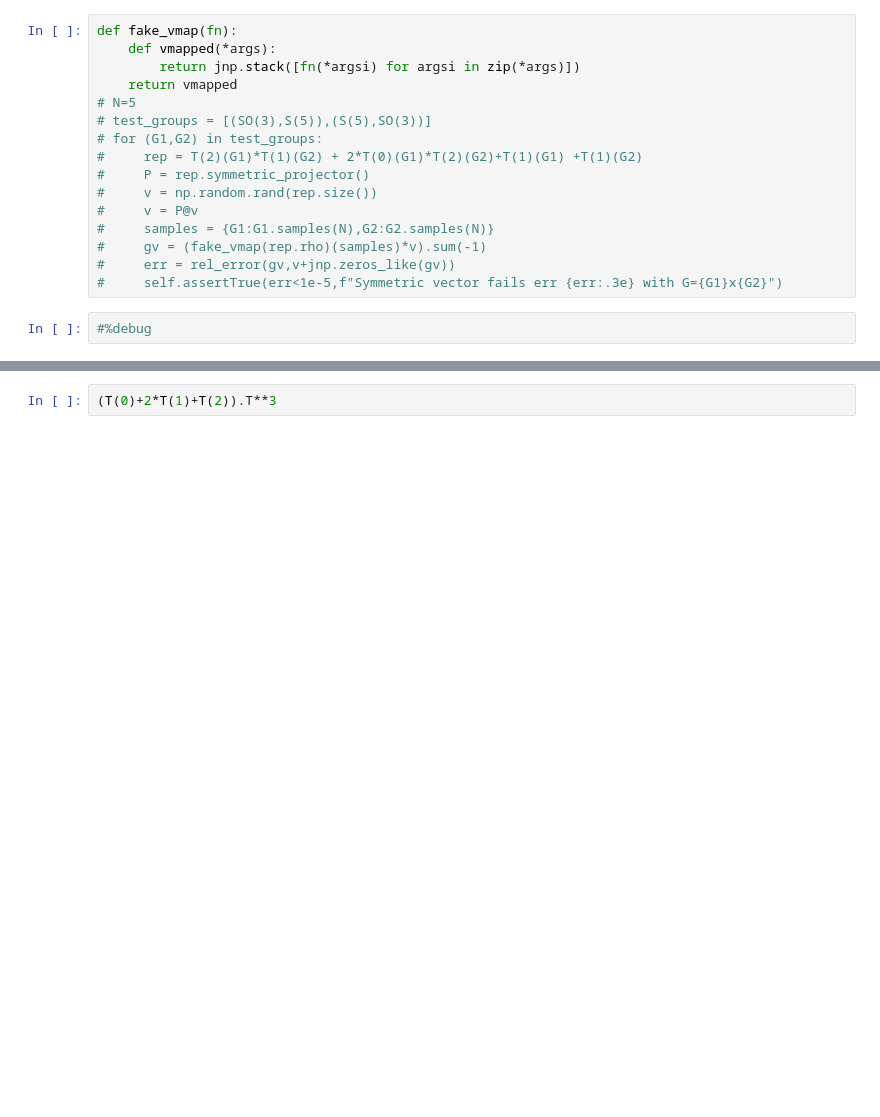
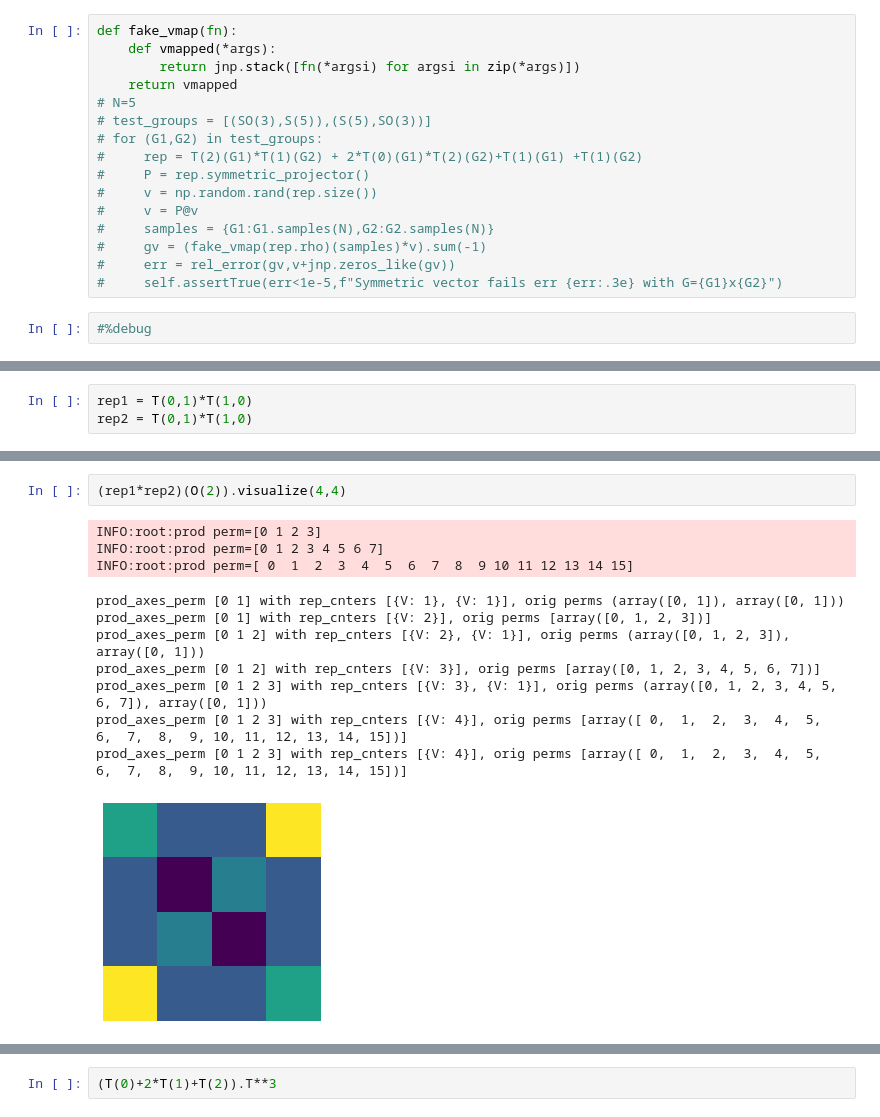
Before and after one commit to mfinzi/equivariant-MLP, a Jupyter notebook: emlp/experiments/notebooks/cube_test.ipynb, the cells around one changed output, grey strips where cells are left out. Drawn from its saved outputs; the diff is of its cells as text; blank space fills up the shorter version.

```diff
--- a/cube_test.ipynb
+++ b/emlp/experiments/notebooks/cube_test.ipynb
@@ -869,0 +888,3 @@ rep = T(0)+2*T(1)(Z(3))*T(1)(S(4))#+T(0,0)+T(1,1)+T(1,0)+T(0,2)
+# %%
+rep1 = T(0,1)*T(1,0)
+rep2 = T(0,1)*T(1,0)
@@ -869,0 +1007,14 @@ rep = T(0)+2*T(1)(Z(3))*T(1)(S(4))#+T(0,0)+T(1,1)+T(1,0)+T(0,2)
+# %%
+(rep1*rep2)(O(2)).visualize(4,4)
+# %% [output]
+INFO:root:prod perm=[0 1 2 3]
+INFO:root:prod perm=[0 1 2 3 4 5 6 7]
+INFO:root:prod perm=[ 0  1  2  3  4  5  6  7  8  9 10 11 12 13 14 15]
+prod_axes_perm [0 1] with rep_cnters [{V: 1}, {V: 1}], orig perms (array([0, 1]), array([0, 1]))
+prod_axes_perm [0 1] with rep_cnters [{V: 2}], orig perms [array([0, 1, 2, 3])]
+prod_axes_perm [0 1 2] with rep_cnters [{V: 2}, {V: 1}], orig perms (array([0, 1, 2, 3]), array([0, 1]))
+prod_axes_perm [0 1 2] with rep_cnters [{V: 3}], orig perms [array([0, 1, 2, 3, 4, 5, 6, 7])]
+prod_axes_perm [0 1 2 3] with rep_cnters [{V: 3}, {V: 1}], orig perms (array([0, 1, 2, 3, 4, 5, 6, 7]), array([0, 1]))
+prod_axes_perm [0 1 2 3] with rep_cnters [{V: 4}], orig perms [array([ 0,  1,  2,  3,  4,  5,  6,  7,  8,  9, 10, 11, 12, 13, 14, 15])]
+prod_axes_perm [0 1 2 3] with rep_cnters [{V: 4}], orig perms [array([ 0,  1,  2,  3,  4,  5,  6,  7,  8,  9, 10, 11, 12, 13, 14, 15])]
+[figure, added]
```
Also changed, not shown: parts of 11 cells of this notebook, 13 other files.
